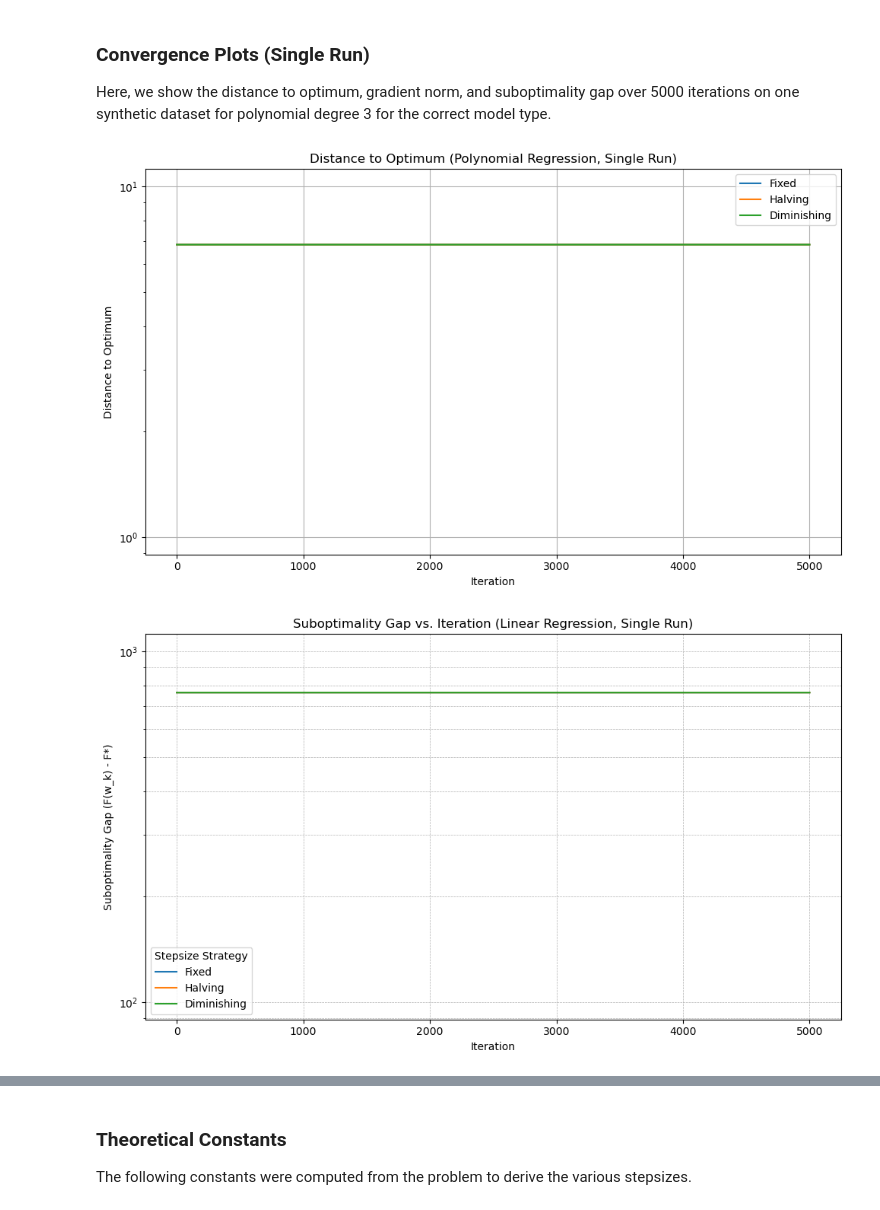
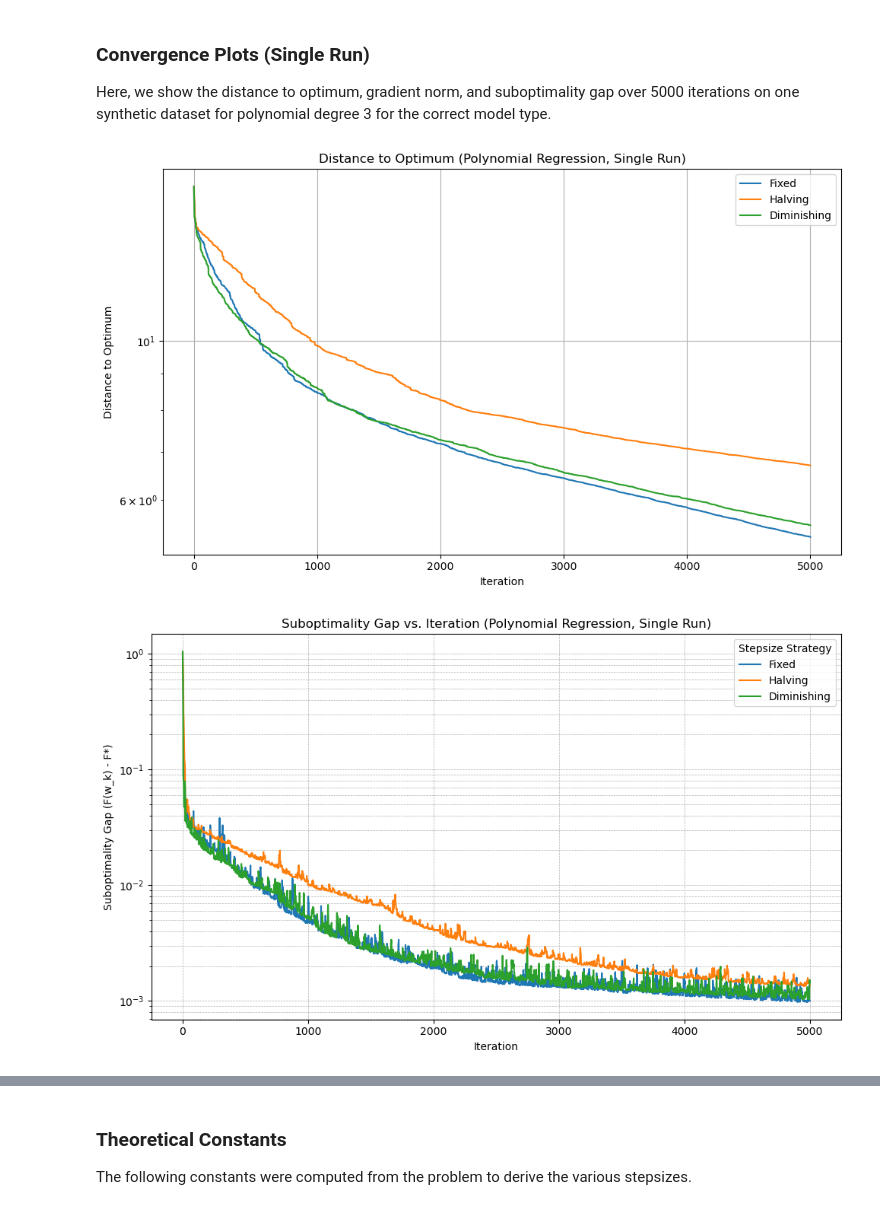
Before and after one commit to ericab322/SGD-Regression, a Jupyter notebook: experiments/true_polynomial_regression.ipynb, the cells around one changed output, grey strips where cells are left out. Cells and saved outputs as stored; diff of their text form; code cells hidden in the pictures.

```diff
--- a/experiments/true_polynomial_regression.ipynb
+++ b/experiments/true_polynomial_regression.ipynb
@@ -31,19 +29,22 @@ for degree in degrees:
     test_losses = {"fixed": [], "halving": [], "diminishing": []}
 
     for run in range(n_runs):
-        X, y, _ = generate_training_data_unfixed(m=m, n=n, noise=noise, model_type='polynomial', degree=3)
-        X_train, X_test, y_train, y_test = train_test_split(X, y, test_size=0.3)
-        sgd = SGD(X_train, y_train, num_iterations=5000, degree=degree)
+        X_poly, y, _ = generate_training_data_unfixed(
+            m=m, n=n, noise=noise, model_type='polynomial', degree=3
+        )
+
+        X_train, X_test, y_train, y_test = train_test_split(X_poly, y, test_size=0.3)
+        sgd = SGD(X_train, y_train, num_iterations=5000)
 
         for method in ["fixed", "halving", "diminishing"]:
             w, obj, grad, dist = sgd.optimize(stepsize_type=method)
             train_losses[method].append(obj[-1])
-            X_test_model = sgd.generate_polynomial_features(X_test, degree=degree)
-            test_pred = X_test_model @ w
+            test_pred = X_test @ w
             test_loss = np.mean((test_pred - y_test) ** 2)
             test_losses[method].append(test_loss)
 
     results_summary[degree] = {"train": train_losses, "test": test_losses}
+
 # --- Print summary
 for degree in degrees:
     print(f"\nDegree {degree}:")
@@ -76,8 +77,8 @@ Diminishing Results:
 
 Here, we show the distance to optimum, gradient norm, and suboptimality gap over 5000 iterations on one synthetic dataset for polynomial degree 3 for the correct model type.
 # %%
-X, y, true_params = generate_training_data_unfixed(m=100, n=2, noise=0.01, model_type='polynomial', degree=3)
-sgd = SGD(X, y, num_iterations=5000, noise=0.01, degree=3)
+X, y, true_params = generate_training_data_unfixed(m=00, n=2, noise=0.01, model_type='polynomial', degree=3)
+sgd = SGD(X, y, num_iterations=5000, noise=0.01)
 
 results = {}
 for method in ["fixed", "halving", "diminishing"]:
@@ -102,21 +103,21 @@ plt.grid(True)
 plt.tight_layout()
 plt.show()
 # %% [output]
-[figure, old version]
+[figure, new version]
 # %%
 plt.figure(figsize=(10, 6))
 plt.yscale("log")
 
 for method in results:
     subopt_gap = results[method]["obj"] - sgd.F_star
     plt.plot(subopt_gap, label=method.capitalize())
 
 plt.xlabel("Iteration")
 plt.ylabel("Suboptimality Gap (F(w_k) - F*)")
-plt.title("Suboptimality Gap vs. Iteration (Linear Regression, Single Run)")
+plt.title("Suboptimality Gap vs. Iteration (Polynomial Regression, Single Run)")
 plt.grid(True, which="both", linestyle="--", linewidth=0.5)
 plt.legend(title="Stepsize Strategy")
 plt.tight_layout()
 plt.show()
 # %% [output]
-[figure, old version]
+[figure, new version]
```
Also changed, not shown: parts of 6 cells of this notebook, 6 other files.
